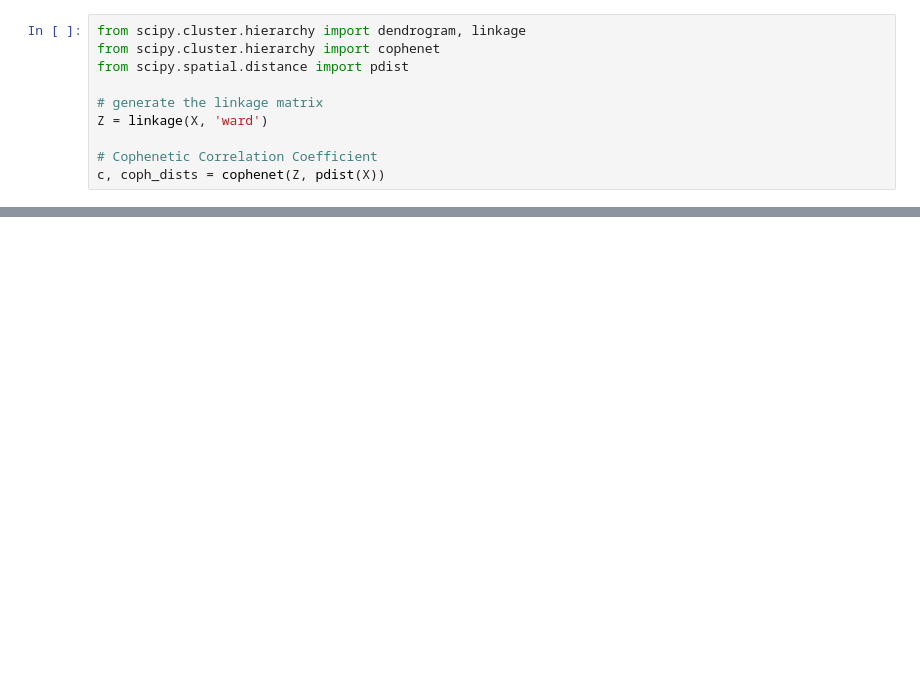
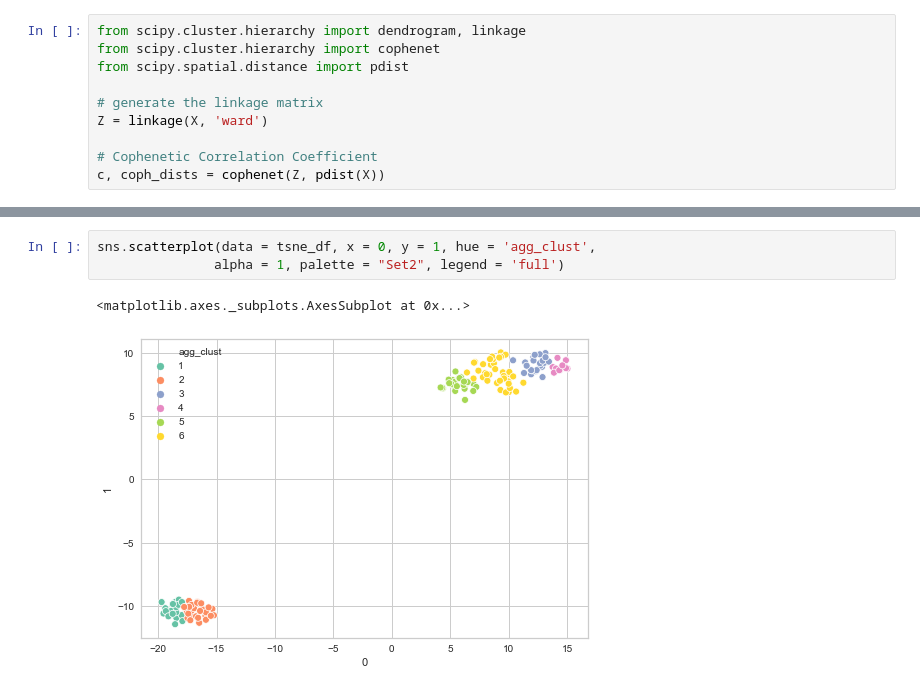
Before and after one commit to jessecambon/Data-Science-Sandbox, a Jupyter notebook: Python/Clustering.ipynb, the cells around one changed output, grey strips where cells are left out. Saved outputs shown, nothing was run; the diff lists cells and outputs as text; blank space fills up the shorter version.

```diff
--- a/Python/Clustering.ipynb
+++ b/Python/Clustering.ipynb
@@ -112,0 +189,6 @@ array([2, 1, 1, 1, 2, 2, 1, 2, 1, 1, 2, 1, 1, 1, 2, 2, 2, 2, 2, 2, 2, 2,
+# %%
+sns.scatterplot(data = tsne_df, x = 0, y = 1, hue = 'agg_clust',
+               alpha = 1, palette = "Set2", legend = 'full')
+# %% [output]
+<matplotlib.axes._subplots.AxesSubplot at 0x...>
+[figure, added]
```
Also changed, not shown: parts of 31 cells of this notebook, 1 other file.
